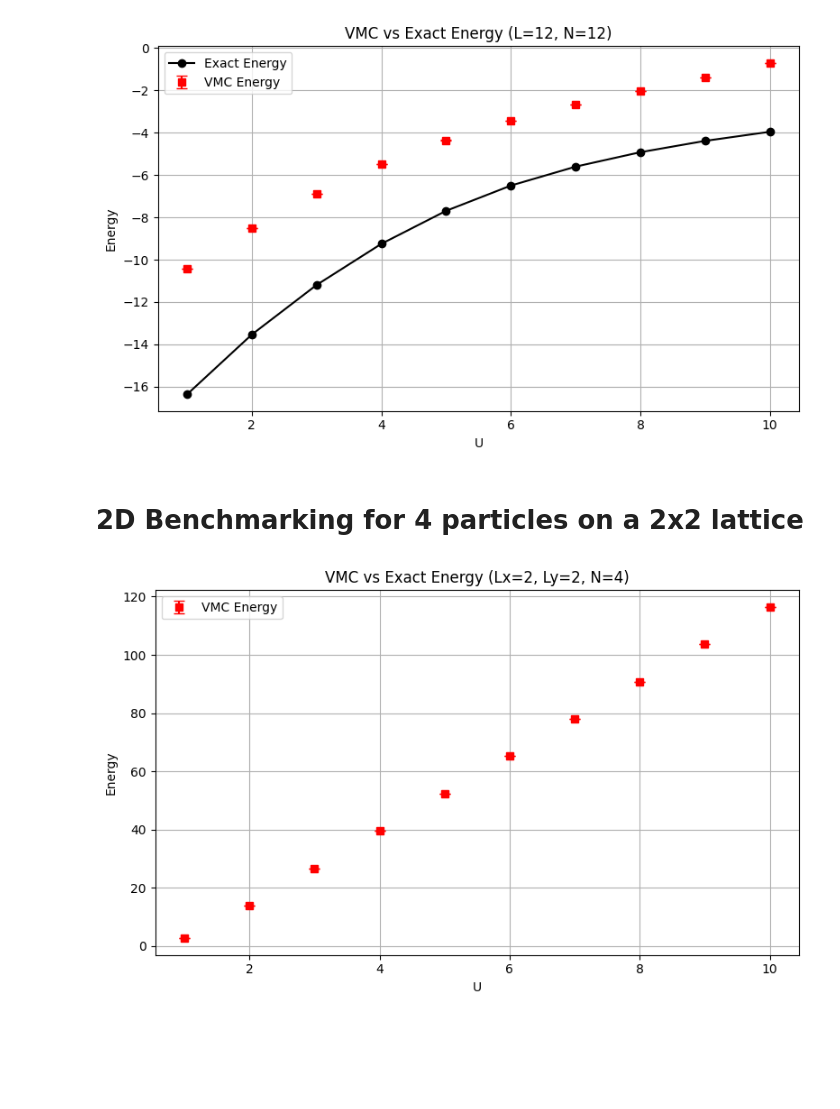
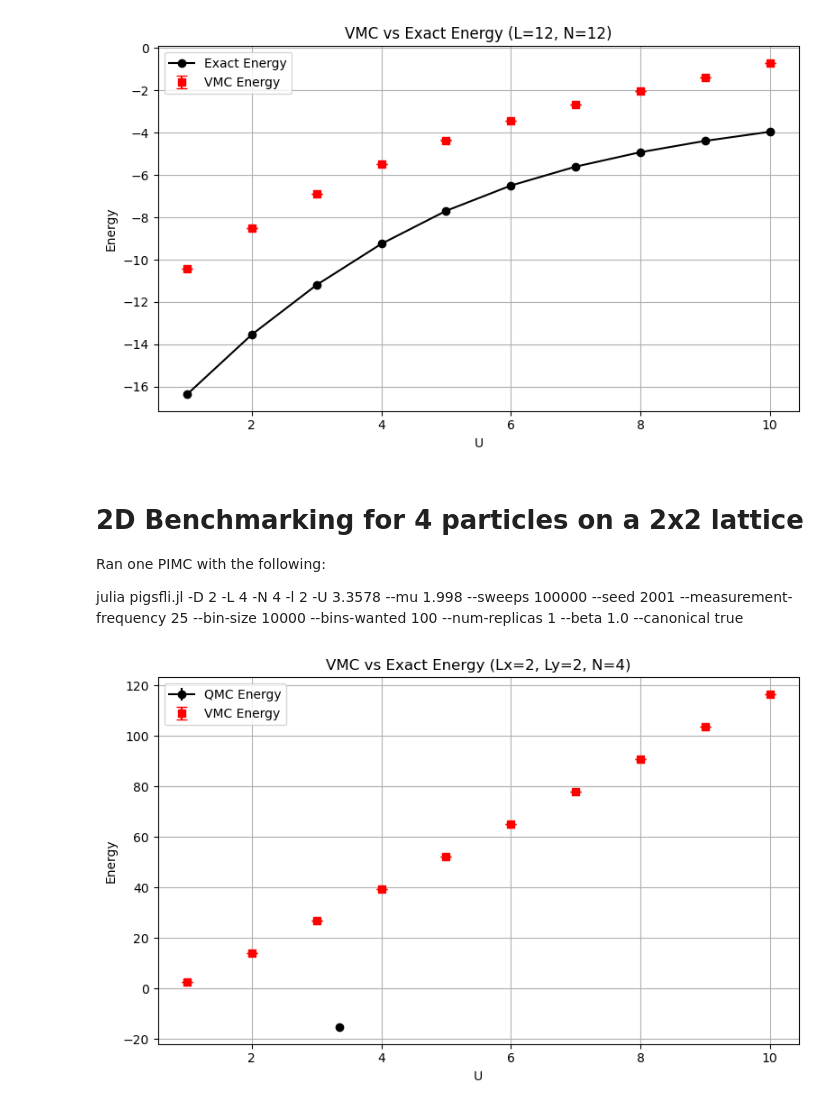
Before and after one commit to wmallah/BH_Gutzwiller_VMC, a Jupyter notebook: VMCBoseHubbard/analysis_scripts/benchmark.ipynb, the cells around one changed output. Cells and saved outputs as stored; diff of their text form; code cells hidden in the pictures; blank space fills up the shorter version.

Commit message:
Ran one PIMC to test against 2D case for known kappa

```diff
--- a/VMCBoseHubbard/analysis_scripts/benchmark.ipynb
+++ b/VMCBoseHubbard/analysis_scripts/benchmark.ipynb
@@ -50,6 +50,9 @@ plt.show()
 [figure]
 # %% [markdown]
 # 2D Benchmarking for 4 particles on a 2x2 lattice
+Ran one PIMC with the following:
+
+julia pigsfli.jl -D 2 -L 4 -N 4 -l 2 -U 3.3578 --mu 1.998 --sweeps 100000 --seed 2001 --measurement-frequency 25 --bin-size 10000 --bins-wanted 100 --num-replicas 1 --beta 1.0 --canonical true
 # %%
 vmc_2D_path = "../data/vmc_scan_vs_U.dat"
 df_VMC_2D = pd.read_csv(vmc_2D_path, delim_whitespace=True, comment='#', names=["U", "kappa", "energy", "sem"])
@@ -61,17 +59,30 @@ exact_2D_energy_v = np.vectorize(exact_2D_energy)
 # %%
-U = [i +1 for i in range(10)]
+# Paths to your data files
+k_data_path = "../data/K_2D_L4_N4_M16_l2_U3.3578_t1.0000_beta1.0000_binsize10000_seed2001_square_trialstate_constant.dat"
+v_data_path = "../data/V_2D_L4_N4_M16_l2_U3.3578_t1.0000_beta1.0000_binsize10000_seed2001_square_trialstate_constant.dat"
+
+# Load data using pandas
+k_df = pd.read_csv(k_data_path, delim_whitespace=True, comment='#', header=None)
+v_df = pd.read_csv(v_data_path, delim_whitespace=True, comment='#', header=None)
+
+# Compute total energy per sample
+total_energy = k_df[0] + v_df[0]
+
+# Compute the average total energy
+average_energy = total_energy.mean()
+std_energy = total_energy.std()
 
 plt.figure(figsize=(8, 5))
-# plt.plot(U, exact_2D_energy_v(U,1), label="Exact Energy", marker='o', color='black')
+plt.errorbar(3.3578, average_energy, yerr=std_energy, label="QMC Energy", marker='o', color='black')
 plt.errorbar(df_VMC_2D["U"], df_VMC_2D["energy"], yerr=df_VMC_2D["sem"], label="VMC Energy", fmt='s', capsize=4, color='red')
 
 plt.xlabel("U")
 plt.ylabel("Energy")
 plt.title("VMC vs Exact Energy (Lx=2, Ly=2, N=4)")
 plt.grid(True)
 plt.legend()
 plt.tight_layout()
 plt.savefig("./figures/2D_2_4.pdf", dpi=600)
 plt.show()
 # %% [output]
-[figure, old version]
+[figure, new version]
```
Also changed, not shown: parts of 1 cell of this notebook, 3 other files.
